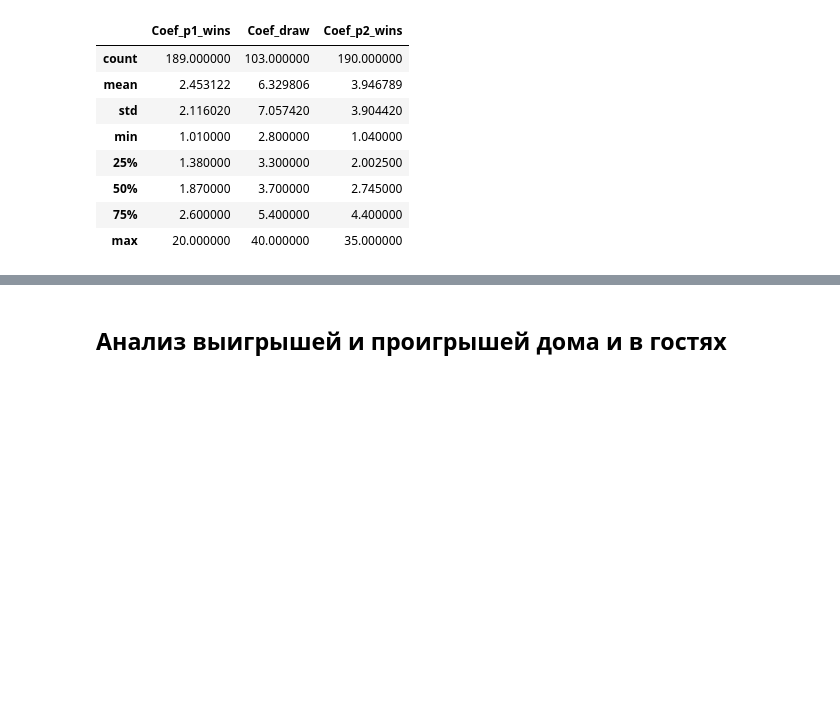
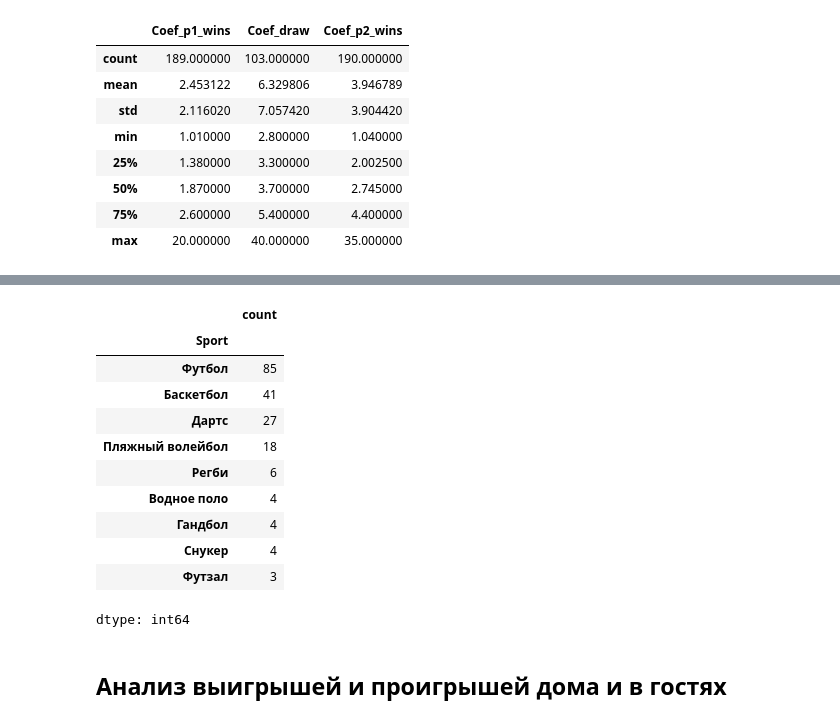
Before and after one commit to topeli/GP-2, a Jupyter notebook: ГП_2.ipynb, the cells around one changed output, grey strips where cells are left out. Saved outputs shown, nothing was run; the diff lists cells and outputs as text; code cells hidden in the pictures; blank space fills up the shorter version.

```diff
--- a/ГП_2.ipynb
+++ b/ГП_2.ipynb
@@ -1397,3 +1522,18 @@ data_past.groupby('Sport')
+# %%
+win['Sport'].value_counts()
+# %% [output]
+|  | count |
+| Sport |  |
+| Футбол | 85 |
+| Баскетбол | 41 |
+| Дартс | 27 |
+| Пляжный волейбол | 18 |
+| Регби | 6 |
+| Водное поло | 4 |
+| Гандбол | 4 |
+| Снукер | 4 |
+| Футзал | 3 |
+dtype: int64
 # %% [markdown]
 ## Анализ выигрышей и проигрышей дома и в гостях
 # %%
```
Also changed, not shown: parts of 16 cells of this notebook.
